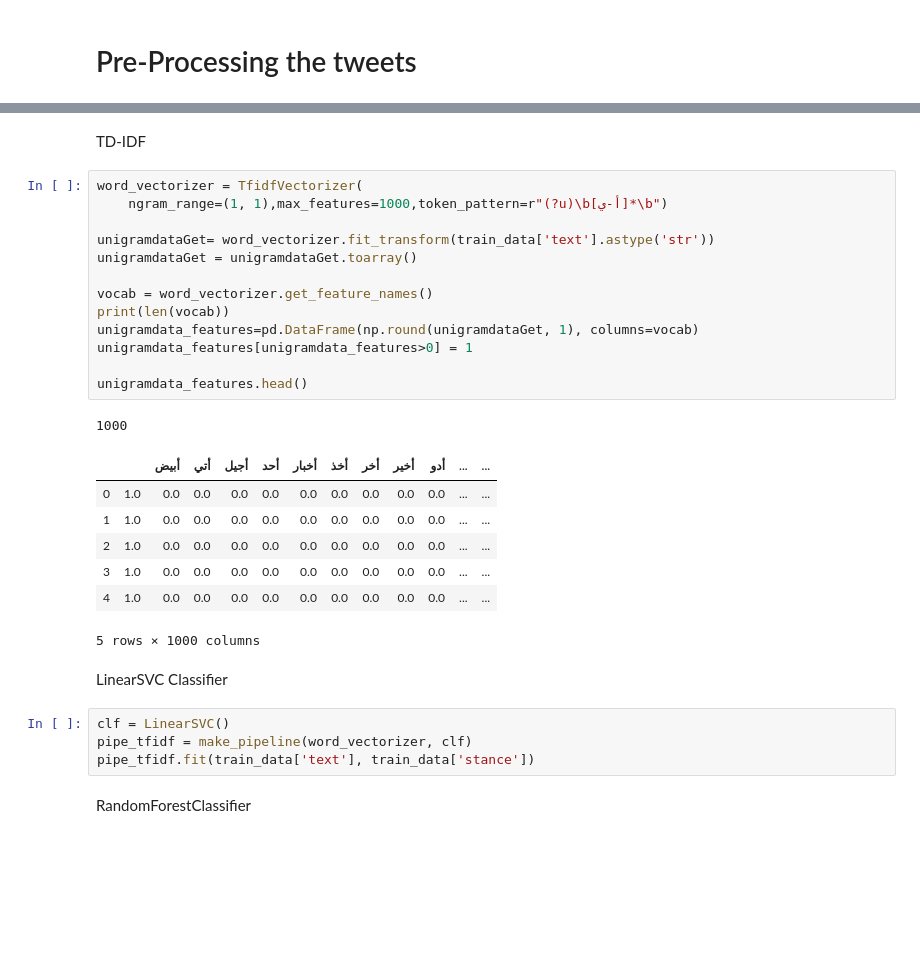
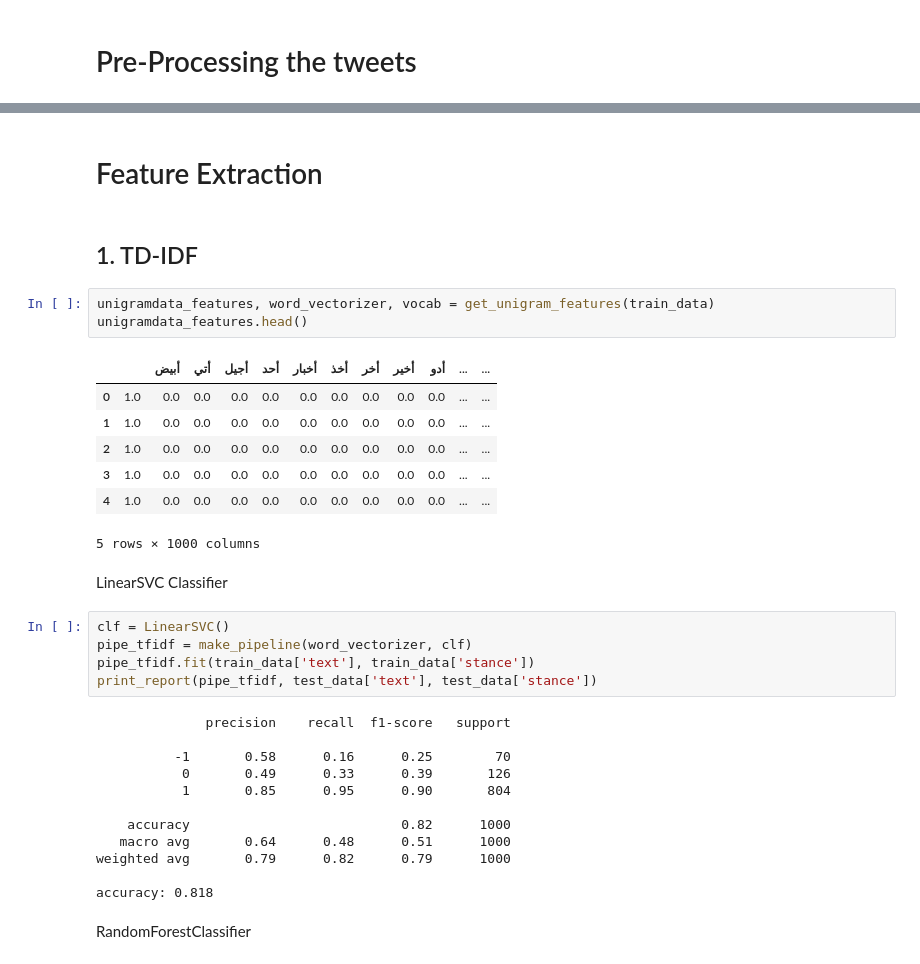
Before and after one commit to nadaelsayed11/Arabic-Tweets-Sentiment-Classification, a Jupyter notebook: features_extraction.ipynb, the cells around one changed output, grey strips where cells are left out. Cells and saved outputs as stored; diff of their text form; blank space fills up the shorter version.

```diff
--- a/features_extraction.ipynb
+++ b/features_extraction.ipynb
@@ -131,36 +68,40 @@ print(train_data["text"][9])
 # %% [output]
 دعبول حضرتك منو انت وتطلب من قائد دولة إسلامية لقاح لعد ما اتابع الاخبار هم بكل مجالاتهم متفوقين وراح يطلع اللقاح قريباً؟<LF>#دعبول_دومه_مسحول
 دعبول حضر من نت طلب قائد دول إسلام قاح عد تابع اخبار مجال متفوق طلع قاح قريبا دعبول دوم مسحول
-# %% [markdown]
-TD-IDF
-# %%
-word_vectorizer = TfidfVectorizer(
-    ngram_range=(1, 1),max_features=1000,token_pattern=r"(?u)\b[أ-ي]*\b")
-
-unigramdataGet= word_vectorizer.fit_transform(train_data['text'].astype('str'))
-unigramdataGet = unigramdataGet.toarray()
-
-vocab = word_vectorizer.get_feature_names()
-print(len(vocab))
-unigramdata_features=pd.DataFrame(np.round(unigramdataGet, 1), columns=vocab)
-unigramdata_features[unigramdata_features>0] = 1
-
-unigramdata_features.head()
-# %% [output]
-1000
-|  |  | أبيض | أتي | أجيل | أحد | أخبار | أخذ | أخر | أخير | أدو | ... | ... |
-| 0 | 1.0 | 0.0 | 0.0 | 0.0 | 0.0 | 0.0 | 0.0 | 0.0 | 0.0 | 0.0 | ... | ... |
-| 1 | 1.0 | 0.0 | 0.0 | 0.0 | 0.0 | 0.0 | 0.0 | 0.0 | 0.0 | 0.0 | ... | ... |
-| 2 | 1.0 | 0.0 | 0.0 | 0.0 | 0.0 | 0.0 | 0.0 | 0.0 | 0.0 | 0.0 | ... | ... |
-| 3 | 1.0 | 0.0 | 0.0 | 0.0 | 0.0 | 0.0 | 0.0 | 0.0 | 0.0 | 0.0 | ... | ... |
-| 4 | 1.0 | 0.0 | 0.0 | 0.0 | 0.0 | 0.0 | 0.0 | 0.0 | 0.0 | 0.0 | ... | ... |
-5 rows × 1000 columns
+# %% [markdown]
+# Feature Extraction
+# %% [markdown]
+## 1. TD-IDF
+# %%
+unigramdata_features, word_vectorizer, vocab = get_unigram_features(train_data)
+unigramdata_features.head()
+# %% [output]
+|  |  | أبيض | أتي | أجيل | أحد | أخبار | أخذ | أخر | أخير | أدو | ... | ... |
+| 0 | 1.0 | 0.0 | 0.0 | 0.0 | 0.0 | 0.0 | 0.0 | 0.0 | 0.0 | 0.0 | ... | ... |
+| 1 | 1.0 | 0.0 | 0.0 | 0.0 | 0.0 | 0.0 | 0.0 | 0.0 | 0.0 | 0.0 | ... | ... |
+| 2 | 1.0 | 0.0 | 0.0 | 0.0 | 0.0 | 0.0 | 0.0 | 0.0 | 0.0 | 0.0 | ... | ... |
+| 3 | 1.0 | 0.0 | 0.0 | 0.0 | 0.0 | 0.0 | 0.0 | 0.0 | 0.0 | 0.0 | ... | ... |
+| 4 | 1.0 | 0.0 | 0.0 | 0.0 | 0.0 | 0.0 | 0.0 | 0.0 | 0.0 | 0.0 | ... | ... |
+5 rows × 1000 columns
 # %% [markdown]
 LinearSVC Classifier
 # %%
 clf = LinearSVC()
 pipe_tfidf = make_pipeline(word_vectorizer, clf)
 pipe_tfidf.fit(train_data['text'], train_data['stance'])
+print_report(pipe_tfidf, test_data['text'], test_data['stance'])
+# %% [output]
+              precision    recall  f1-score   support
+
+          -1       0.58      0.16      0.25        70
+           0       0.49      0.33      0.39       126
+           1       0.85      0.95      0.90       804
+
+    accuracy                           0.82      1000
+   macro avg       0.64      0.48      0.51      1000
+weighted avg       0.79      0.82      0.79      1000
+
+accuracy: 0.818
 # %% [markdown]
 RandomForestClassifier
 # %%
```
Also changed, not shown: parts of 27 cells of this notebook, 2 other files.
